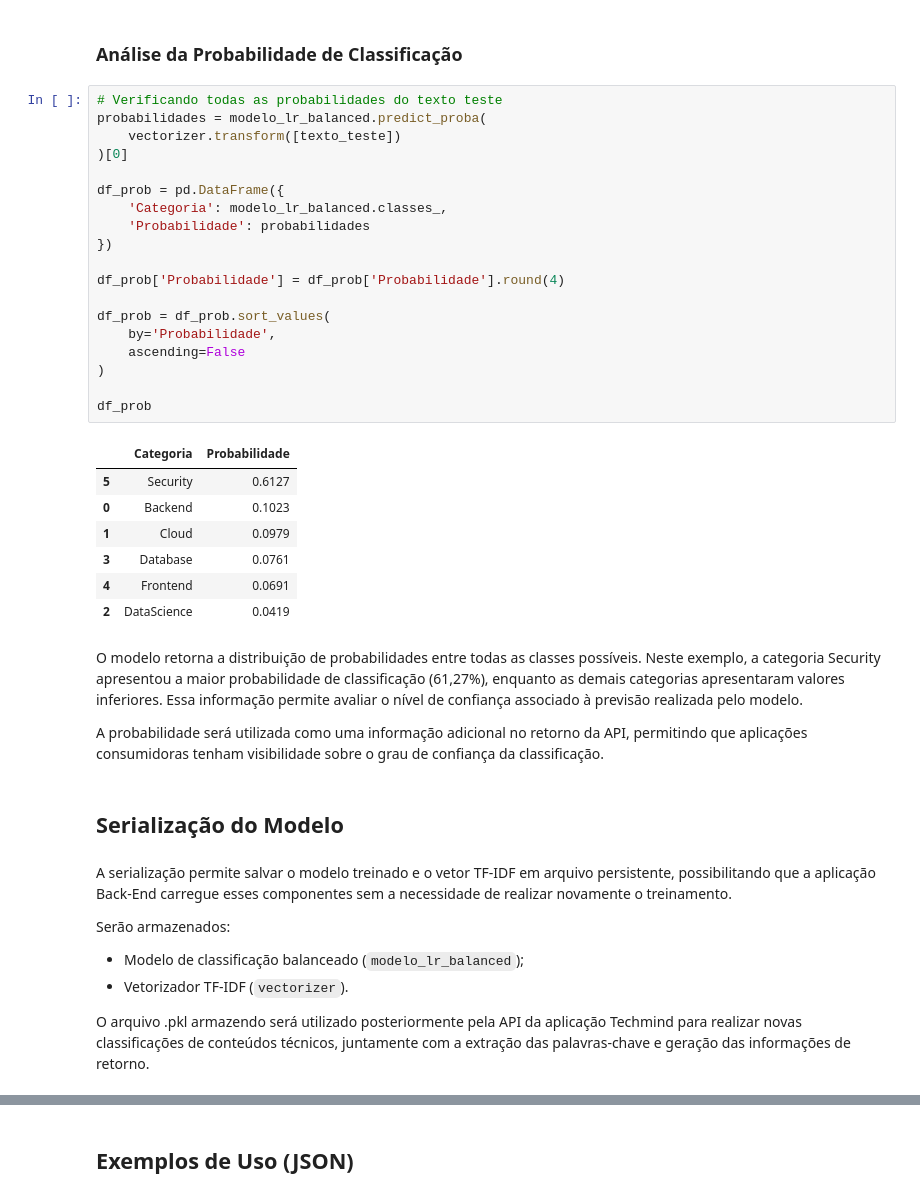
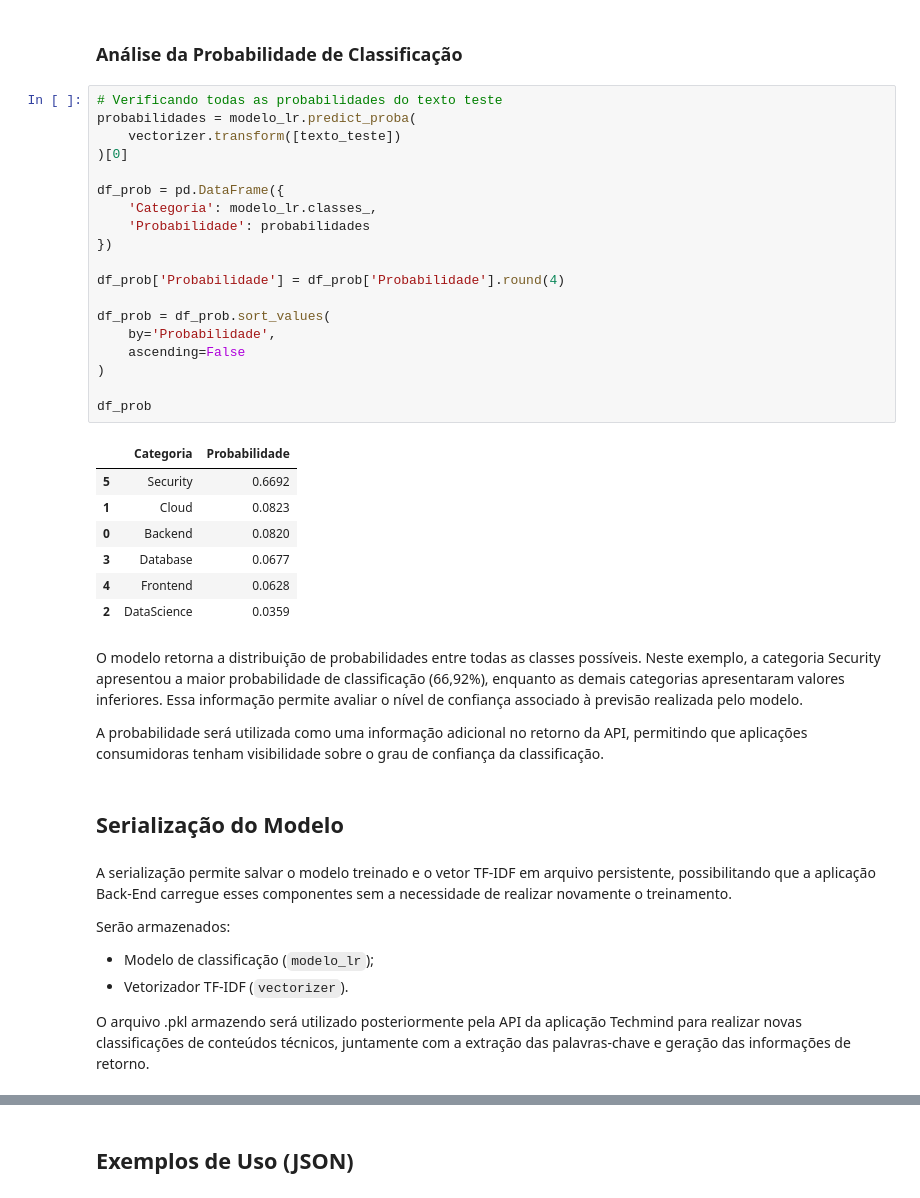
Before and after one commit to No-Country-simulation/g9-br-techmind-team10, a Jupyter notebook: datascience/notebooks/05_techmind.ipynb, the cells around one changed output, grey strips where cells are left out. Cells and saved outputs as stored; diff of their text form.

```diff
--- a/datascience/notebooks/05_techmind.ipynb
+++ b/datascience/notebooks/05_techmind.ipynb
@@ -453,33 +469,33 @@ resultado
 ### Análise da Probabilidade de Classificação
 # %%
 # Verificando todas as probabilidades do texto teste
-probabilidades = modelo_lr_balanced.predict_proba(
+probabilidades = modelo_lr.predict_proba(
     vectorizer.transform([texto_teste])
 )[0]
 
 df_prob = pd.DataFrame({
-    'Categoria': modelo_lr_balanced.classes_,
+    'Categoria': modelo_lr.classes_,
     'Probabilidade': probabilidades
 })
 
 df_prob['Probabilidade'] = df_prob['Probabilidade'].round(4)
 
 df_prob = df_prob.sort_values(
     by='Probabilidade',
     ascending=False
 )
 
 df_prob
 # %% [output]
 |  | Categoria | Probabilidade |
-| 5 | Security | 0.6127 |
-| 0 | Backend | 0.1023 |
-| 1 | Cloud | 0.0979 |
-| 3 | Database | 0.0761 |
-| 4 | Frontend | 0.0691 |
-| 2 | DataScience | 0.0419 |
+| 5 | Security | 0.6692 |
+| 1 | Cloud | 0.0823 |
+| 0 | Backend | 0.0820 |
+| 3 | Database | 0.0677 |
+| 4 | Frontend | 0.0628 |
+| 2 | DataScience | 0.0359 |
 # %% [markdown]
-O modelo retorna a distribuição de probabilidades entre todas as classes possíveis. Neste exemplo, a categoria Security apresentou a maior probabilidade de classificação (61,27%), enquanto as demais categorias apresentaram valores inferiores. Essa informação permite avaliar o nível de confiança associado à previsão realizada pelo modelo.
+O modelo retorna a distribuição de probabilidades entre todas as classes possíveis. Neste exemplo, a categoria Security apresentou a maior probabilidade de classificação (66,92%), enquanto as demais categorias apresentaram valores inferiores. Essa informação permite avaliar o nível de confiança associado à previsão realizada pelo modelo.
 
 A probabilidade será utilizada como uma informação adicional no retorno da API, permitindo que aplicações consumidoras tenham visibilidade sobre o grau de confiança da classificação.
 # %% [markdown]
@@ -489,7 +505,7 @@ A serialização permite salvar o modelo treinado e o vetor TF-IDF em arquivo pe
 
 Serão armazenados:
 
-- Modelo de classificação balanceado (`modelo_lr_balanced`);
+- Modelo de classificação (`modelo_lr`);
 - Vetorizador TF-IDF (`vectorizer`).
 
 O arquivo .pkl armazendo será utilizado posteriormente pela API da aplicação Techmind para realizar novas classificações de conteúdos técnicos, juntamente com a extração das palavras-chave e geração das informações de retorno.
```
Also changed, not shown: parts of 39 cells of this notebook.
